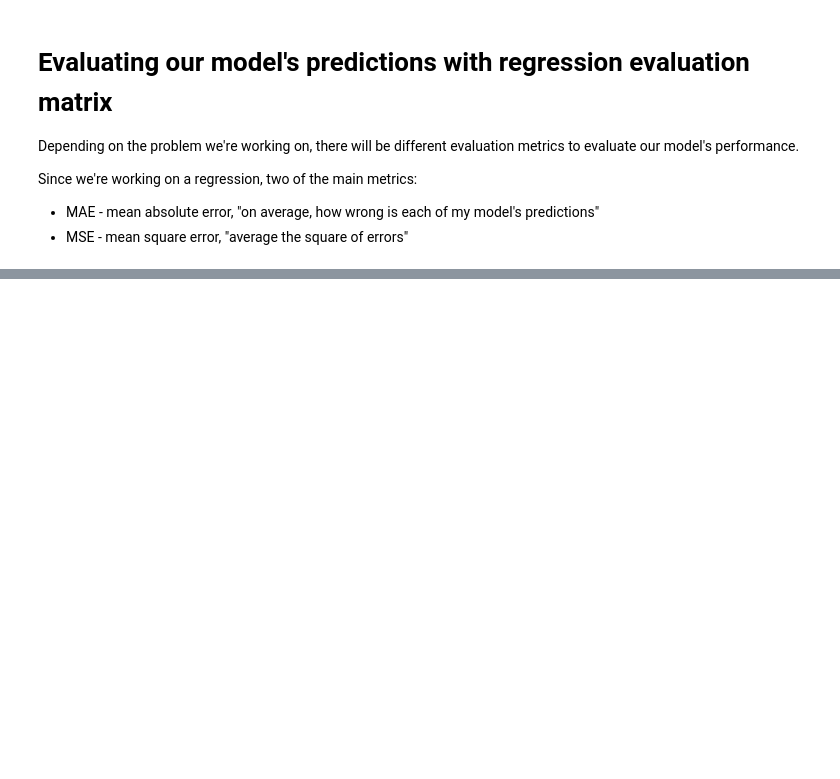
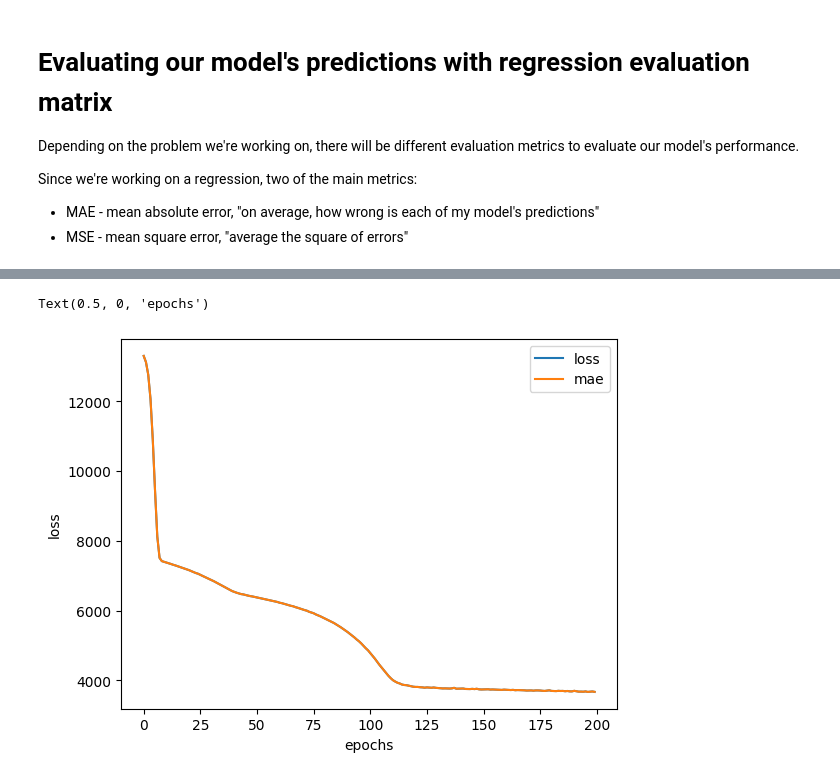
Before and after one commit to Sushantkm/Deep-Learning, a Jupyter notebook: 01_neural_network_regression.ipynb, the cells around one changed output, grey strips where cells are left out. Saved outputs shown, nothing was run; the diff lists cells and outputs as text; code cells hidden in the pictures; blank space fills up the shorter version.

```diff
--- a/01_neural_network_regression.ipynb
+++ b/01_neural_network_regression.ipynb
@@ -489,0 +969,5 @@ Since we're working on a regression, two of the main metrics:
+# %%
+# Create training and test sets
+from sklearn.model_selection import train_test_split
+X_train, X_test, y_train, y_test =  train_test_split(X, y, test_size=0.2, random_state=42)
+X.shape, X_train.shape, X_test.shape
@@ -489,0 +1097,17 @@ Since we're working on a regression, two of the main metrics:
+# %%
+# Increase epochs to 200
+tf.random.set_seed(42)
+
+# 1. Create the model
+insurance_model_3 = tf.keras.Sequential([
+    tf.keras.layers.Dense(10),
+    tf.keras.layers.Dense(1)
+])
+
+# 2. Compile the model
+insurance_model_3.compile(loss=tf.keras.losses.MAE,
+                        optimizer=tf.keras.optimizers.SGD(),
+                        metrics=["mae"])
+
+# 3. Fit the model
+insurance_model_3.fit(X_train, y_train, epochs=200)
@@ -489,0 +1138,18 @@ Since we're working on a regression, two of the main metrics:
+# %%
+# Increase epoch, layersa and change optimizer to Adam
+tf.random.set_seed(42)
+
+# 1. Create the model
+insurance_model_4 = tf.keras.Sequential([
+    tf.keras.layers.Dense(100),
+    tf.keras.layers.Dense(10),
+    tf.keras.layers.Dense(1)
+])
+
+# 2. Compile the model
+insurance_model_4.compile(loss=tf.keras.losses.MAE,
+                        optimizer=tf.keras.optimizers.Adam(),
+                        metrics=["mae"])
+
+# 3. Fit the model
+history = insurance_model_4.fit(X_train, y_train, epochs=200)
@@ -489,0 +1185,8 @@ Since we're working on a regression, two of the main metrics:
+# %%
+# Plot history (also known as a loss curve or a training curve)
+pd.DataFrame(history.history).plot()
+plt.ylabel("loss")
+plt.xlabel("epochs")
+# %% [output]
+Text(0.5, 0, 'epochs')
+[figure, added]
```
Also changed, not shown: parts of 82 cells of this notebook.
